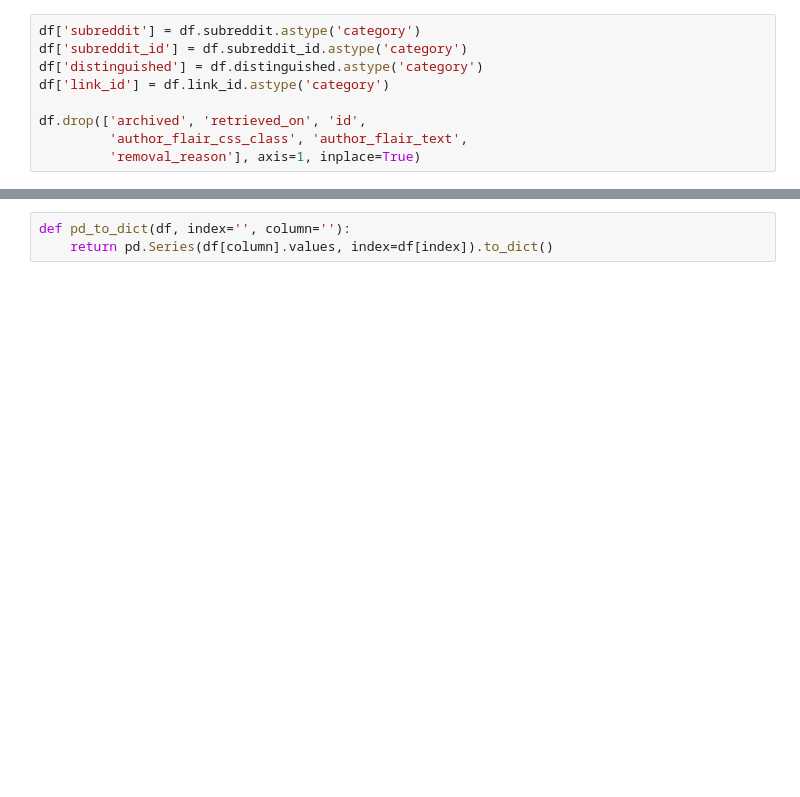
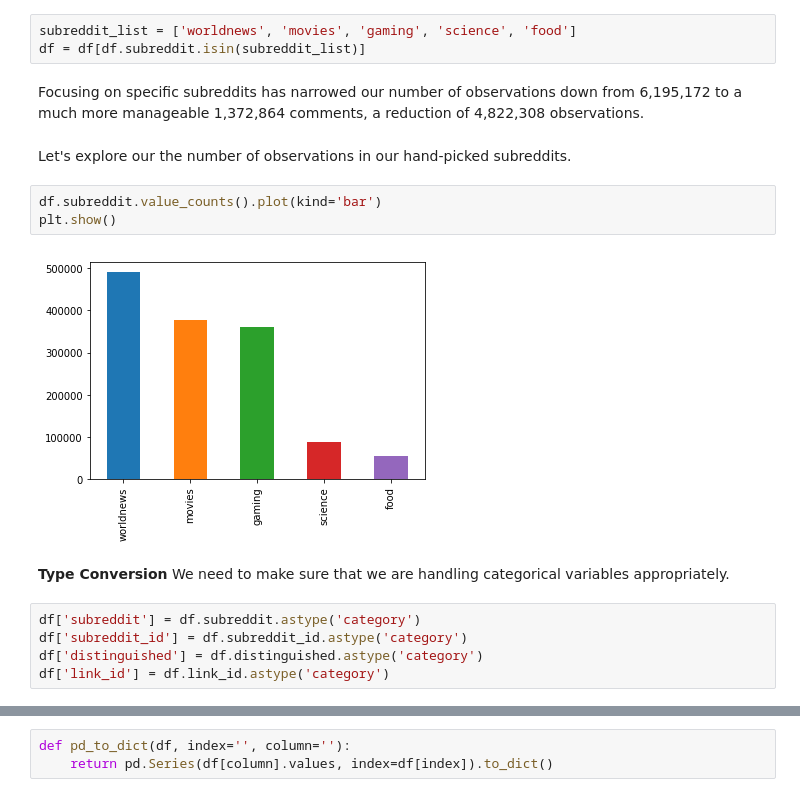
Before and after one commit to Prakhar-USF/ml-reddit, a Jupyter notebook: preprocessing.ipynb, the cells around one changed output, grey strips where cells are left out. Saved outputs shown, nothing was run; the diff lists cells and outputs as text; blank space fills up the shorter version.

```diff
--- a/preprocessing.ipynb
+++ b/preprocessing.ipynb
@@ -75,9 +97,19 @@ df.shape
+# %%
+subreddit_list = ['worldnews', 'movies', 'gaming', 'science', 'food']
+df = df[df.subreddit.isin(subreddit_list)]
+# %% [markdown]
+Focusing on specific subreddits has narrowed our number of observations down from 6,195,172 to a much more manageable 1,372,864 comments, a reduction of 4,822,308 observations.
+# %% [markdown]
+Let's explore our the number of observations in our hand-picked subreddits.
+# %%
+df.subreddit.value_counts().plot(kind='bar')
+plt.show()
+# %% [output]
+[figure, added]
+# %% [markdown]
+**Type Conversion** We need to make sure that we are handling categorical variables appropriately.
 # %%
 df['subreddit'] = df.subreddit.astype('category')
 df['subreddit_id'] = df.subreddit_id.astype('category')
 df['distinguished'] = df.distinguished.astype('category')
 df['link_id'] = df.link_id.astype('category')
-
-df.drop(['archived', 'retrieved_on', 'id',
-         'author_flair_css_class', 'author_flair_text',
-         'removal_reason'], axis=1, inplace=True)
```
Also changed, not shown: parts of 48 cells of this notebook.
